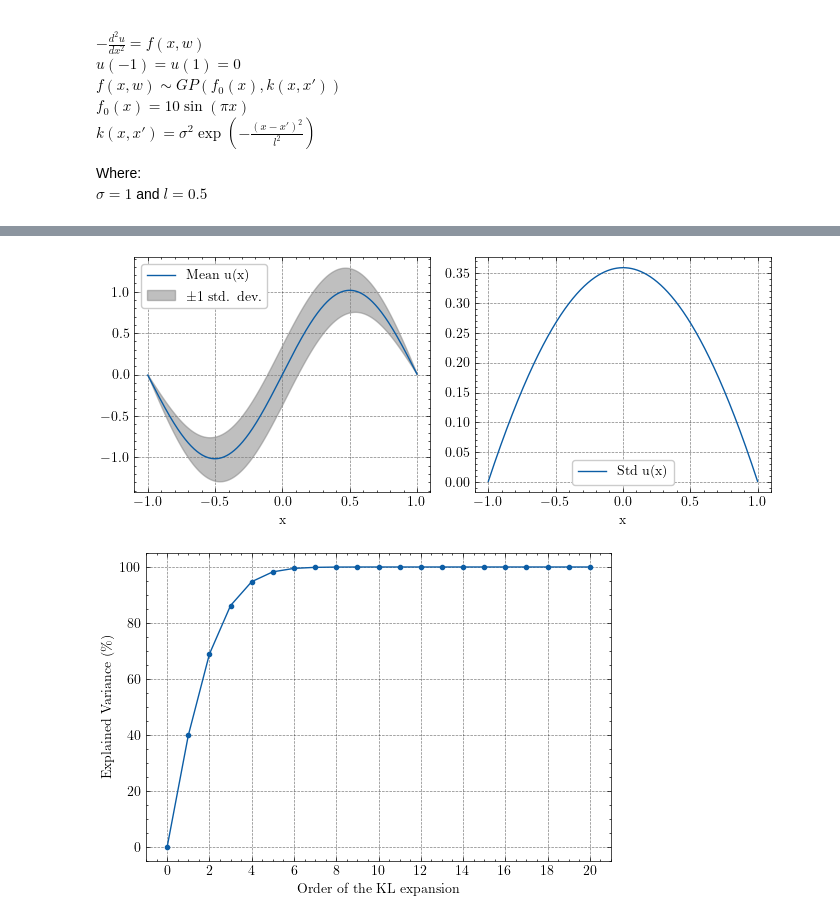
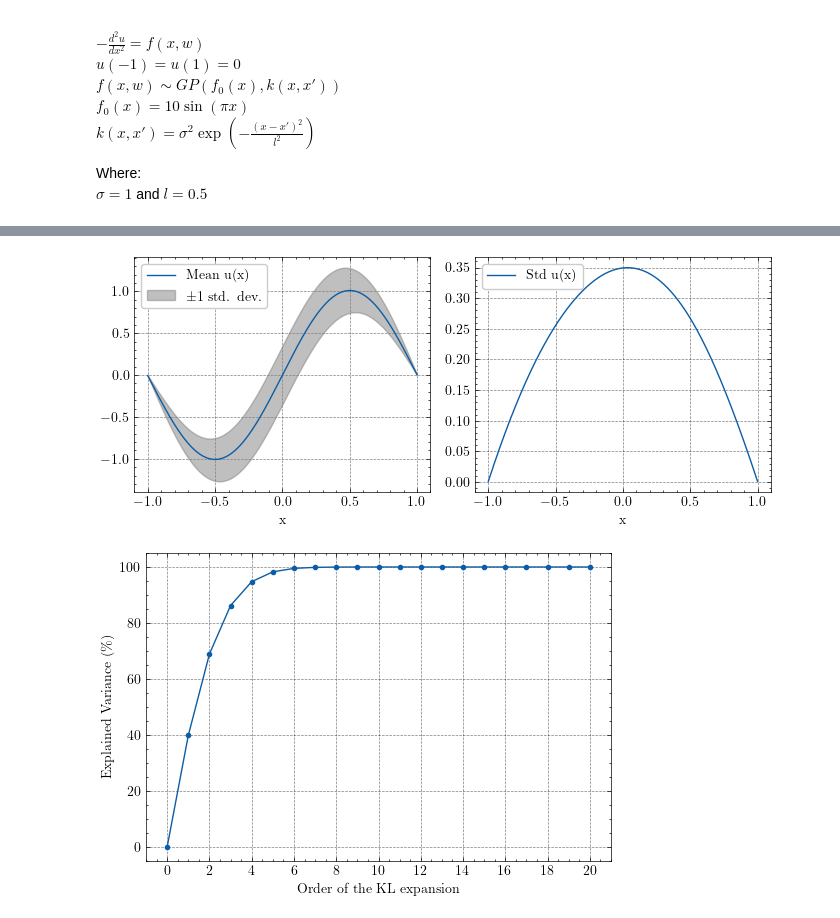
Before and after one commit to bonneted/PINN-PC, a Jupyter notebook: poisson/poisson_equation.ipynb, the cells around one changed output, grey strips where cells are left out. Drawn from its saved outputs; the diff is of its cells as text; code cells hidden in the pictures.

```diff
--- a/poisson/poisson_equation.ipynb
+++ b/poisson/poisson_equation.ipynb
@@ -90,37 +90,37 @@ n_points = 1000
 x = np.linspace(-1, 1, n_points)
 dx = x[1] - x[0]
 
-n_samples = 10000
+n_samples = 100
 f_samples = sample_GP(x, n_samples) # Matrix of shape (n_samples, n_points)
 u_solution = np.array([solve_poisson(f_sample, dx) for f_sample in f_samples]) # Matrix of shape (n_samples, n_points)
 
 # Calculate the mean and standard deviation along the sample axis
 u_mean = u_solution.mean(axis=0)
 u_std = u_solution.std(axis=0)
 
 # Plot the mean and standard deviation side by side
 fig = plt.figure(figsize=(7, 3))
 
 # Left subplot for mean of u(x)
 plt.subplot(1, 2, 1)
 plt.plot(x, u_mean, label="Mean u(x)")
 plt.fill_between(x, u_mean - u_std, u_mean + u_std, color='gray', alpha=0.5, label="±1 std. dev.")
 # plt.title("Mean Solution u(x)")
 plt.xlabel('x')
 plt.legend()
 
 # Right subplot for standard deviation of u(x)
 plt.subplot(1, 2, 2)
 plt.plot(x, u_std, label="Std u(x)")
 # plt.title("Standard Deviation of Solutions u(x)")
 plt.xlabel('x')
 plt.legend()
 
 plt.tight_layout()
 plt.show()
 # fig.savefig('figures/MonteCarlo_mean_std.pdf', bbox_inches='tight')
 # %% [output]
-[figure, old version]
+[figure, new version]
 # %%
 import numpy as np
 import matplotlib.pyplot as plt
```
Also changed, not shown: parts of 5 cells of this notebook.
